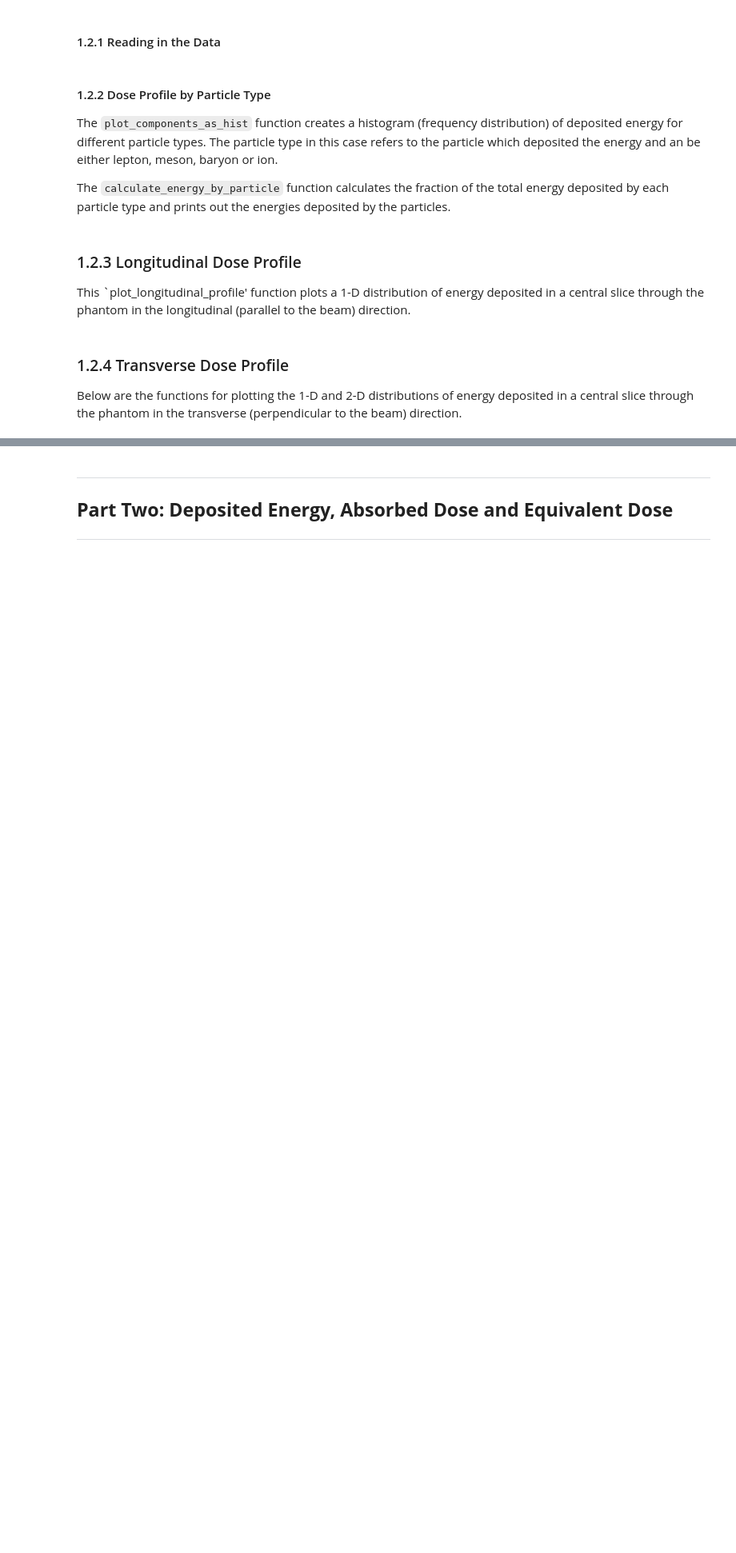
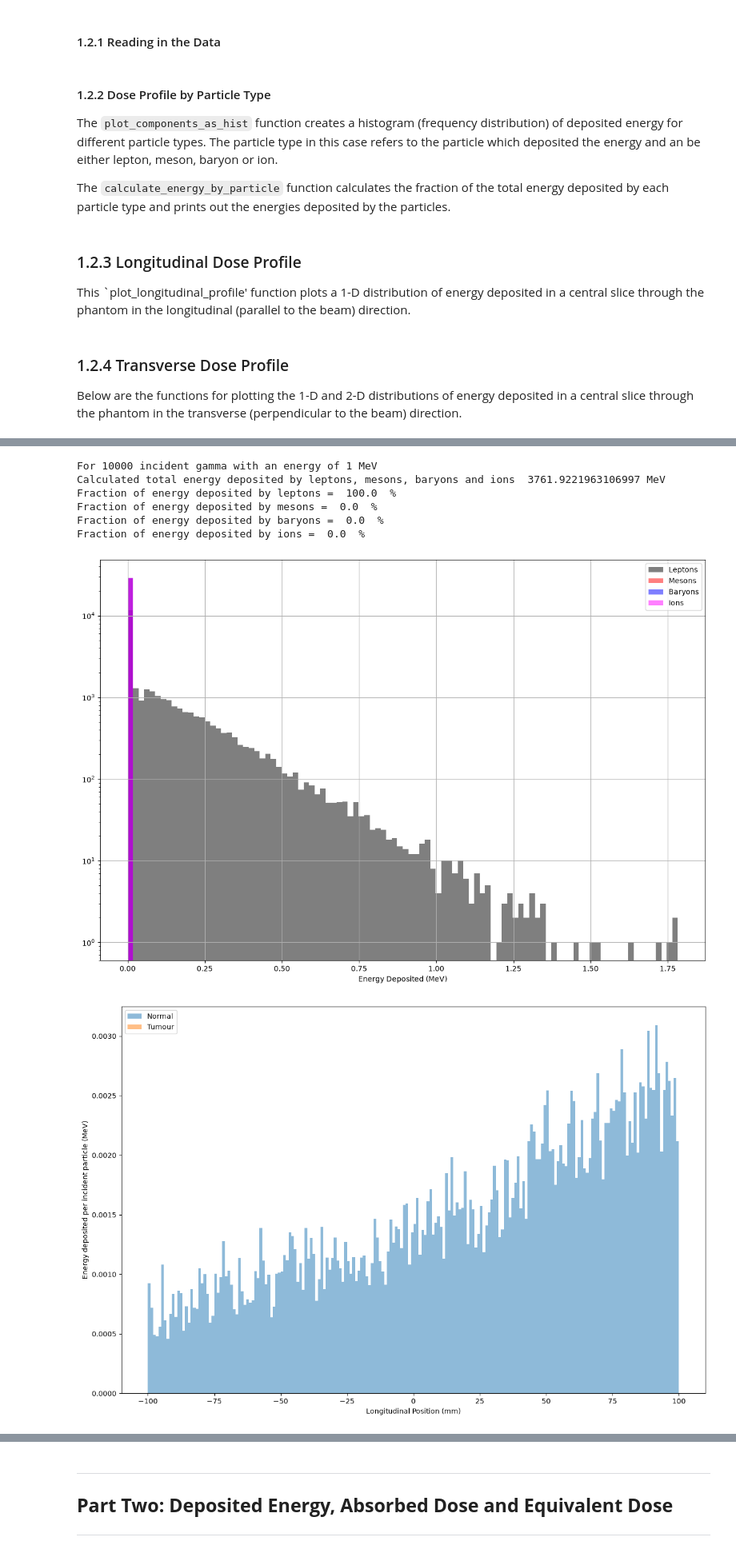
Before and after one commit to PHYS5036/Notebooks, a Jupyter notebook: 01_AnalysisOfDoseDistributionsInRadiotherapy.ipynb, the cells around one changed output, grey strips where cells are left out. Shown at 80% size. Saved outputs shown, nothing was run; the diff lists cells and outputs as text; code cells hidden in the pictures; blank space fills up the shorter version.

```diff
--- a/01_AnalysisOfDoseDistributionsInRadiotherapy.ipynb
+++ b/01_AnalysisOfDoseDistributionsInRadiotherapy.ipynb
@@ -322,20 +332,31 @@ underlying gamma-ray interactions?
 # %%
-# First set your file name here
-gamma_1MeV_fname = '~/data/DoseMC_gamma_1MeV_1000n.csv'
+# First set your file name here.
+gamma_1MeV_fname = './data/DoseMC_gamma_1MeV_10000n_Out.csv'
 
-# Then read in the data and process it
+# Then read in and process the data.
 dataframe, intnev, particle, energy, bins, rangemin, rangemax = read_process_csv(gamma_1MeV_fname)
 
-# Next we can filter the dataframe to remove zero values - why do we do this? experiment with and without this filter to see the effect on the plots and analysis
-filterframe = dataframe[(dataframe['Total']>0)]
+# Remove zero-deposition voxels for the profile plots and particle summary.
+filterframe = dataframe[dataframe['Total'] > 0]
+tag = simulation_tag(gamma_1MeV_fname)
 
-# Now we can perform the analysis and plotting of the data
 calculate_energy_by_particle(filterframe, intnev, particle, energy)
-
-plot_components_as_hist(filterframe, nbins=100, savefig=False)
-
-plot_longitudinal_profile(filterframe, bins, rangemin, rangemax, intnev, savefig=False)
-
-plot_transpose_profile(filterframe, bins, rangemin, rangemax, intnev, savefig=False)
-
-plot_2d_transpose_profile(filterframe, bins, rangemin, rangemax, savefig=False)
+plot_components_as_hist(filterframe, nbins=100, savefig=True, tag=tag)
+plot_longitudinal_profile(
+    filterframe, bins, rangemin, rangemax, intnev, savefig=True, tag=tag
+)
+plot_transverse_profile(
+    filterframe, bins, rangemin, rangemax, intnev, savefig=True, tag=tag
+)
+plot_2d_transpose_profile(
+    filterframe, bins, rangemin, rangemax, savefig=True, tag=tag
+)
+# %% [output]
+For 10000 incident gamma with an energy of 1 MeV
+Calculated total energy deposited by leptons, mesons, baryons and ions  3761.9221963106997 MeV
+Fraction of energy deposited by leptons =  100.0  %
+Fraction of energy deposited by mesons =  0.0  %
+Fraction of energy deposited by baryons =  0.0  %
+Fraction of energy deposited by ions =  0.0  %
+[figure, added]
+[figure, added]
```
Also changed, not shown: parts of 25 cells of this notebook, 1 other file.
